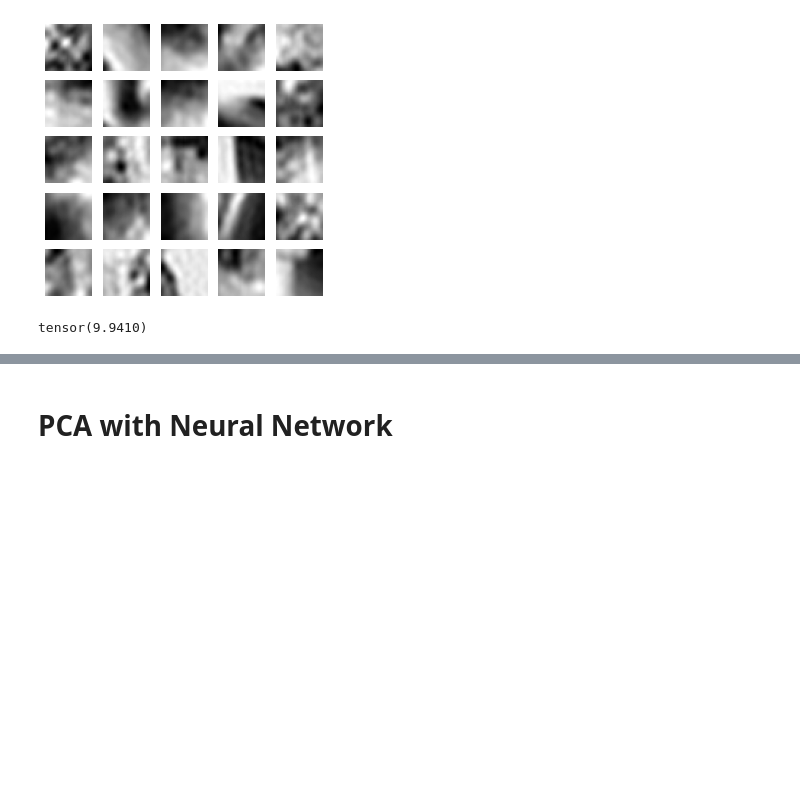
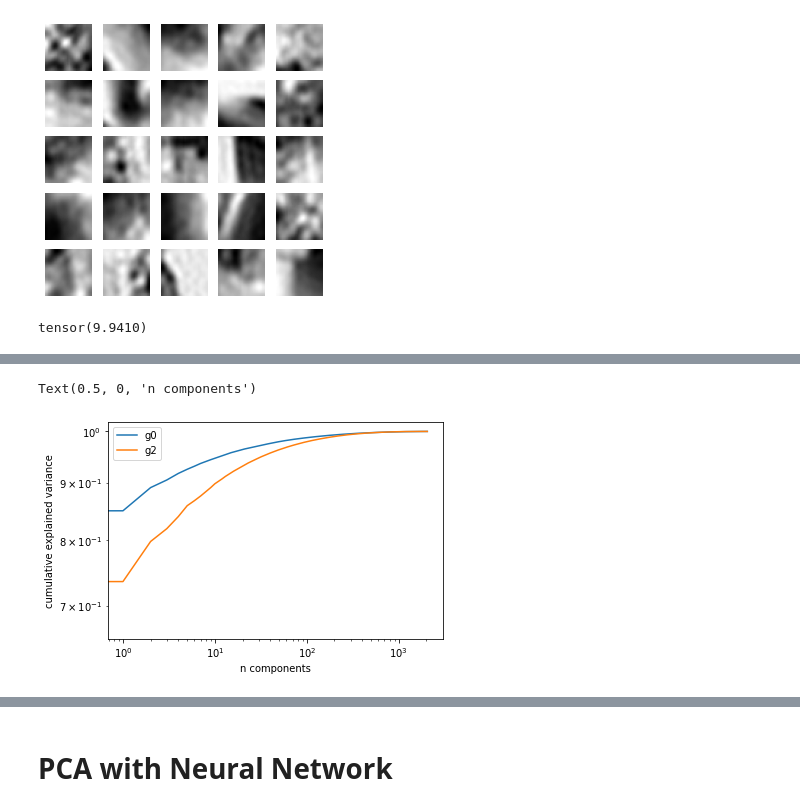
Before and after one commit to ssheybani/baby-vision-curriculum, a Jupyter notebook: shallow/ann_psychophysics/figure_notebooks/Fig_4_Linear_demo_modified.ipynb, the cells around one changed output, grey strips where cells are left out. Drawn from its saved outputs; the diff is of its cells as text; code cells hidden in the pictures; blank space fills up the shorter version.

```diff
--- a/shallow/ann_psychophysics/figure_notebooks/Fig_4_Linear_demo.ipynb
+++ b/shallow/ann_psychophysics/figure_notebooks/Fig_4_Linear_demo_modified.ipynb
@@ -474,0 +556,12 @@ _ = visualize_image_seq(pca_basis.T, 24, seq_size, rand=False)
+# %%
+# compare explained variance ratio
+plt.plot(np.cumsum(pca0.explained_variance_ratio_), label='g0')
+plt.plot(np.cumsum(pca2.explained_variance_ratio_), label='g2')
+plt.legend()
+plt.xscale('log')
+plt.yscale('log')
+plt.ylabel('cumulative explained variance')
+plt.xlabel('n components')
+# %% [output]
+Text(0.5, 0, 'n components')
+[figure, added]
```
Also changed, not shown: parts of 84 cells of this notebook, 24 other files.
